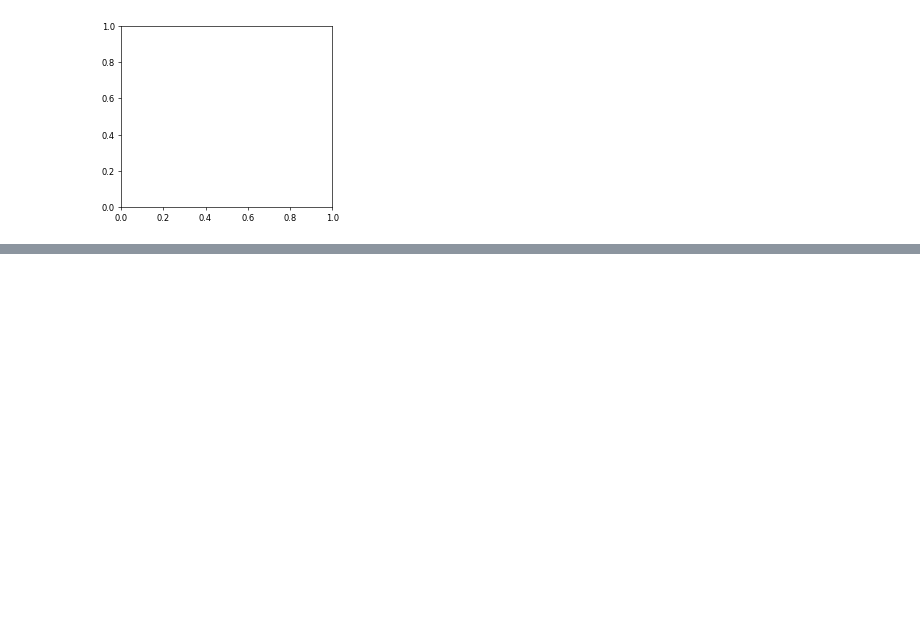
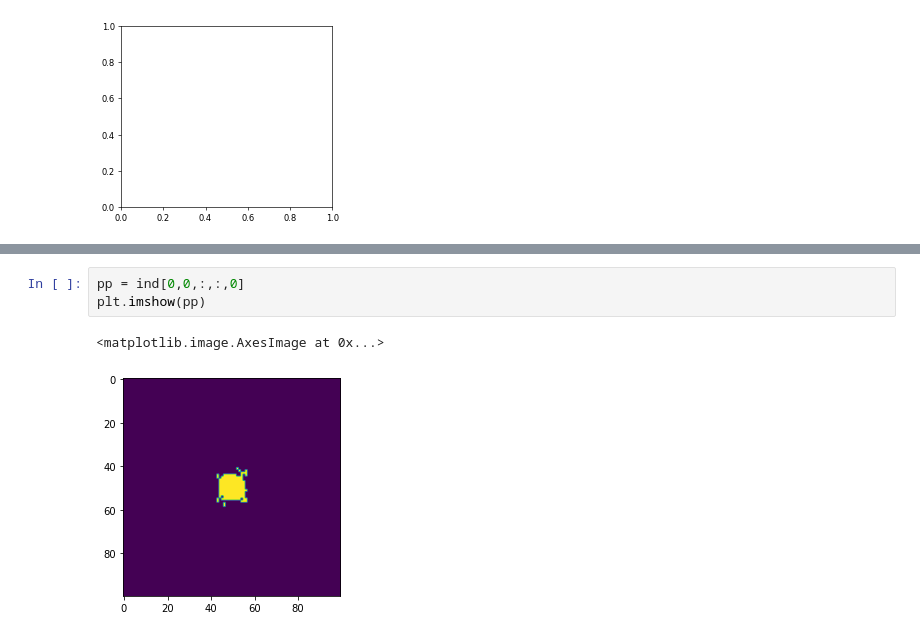
Before and after one commit to kuanrenqian/RecurrentNG, a Jupyter notebook: tensorflow_version/dataGen_for_conv2Dlstm.ipynb, the cells around one changed output, grey strips where cells are left out. Drawn from its saved outputs; the diff is of its cells as text; blank space fills up the shorter version.

```diff
--- a/tensorflow_version/dataGen_for_conv2Dlstm.ipynb
+++ b/tensorflow_version/dataGen_for_conv2Dlstm.ipynb
@@ -126,0 +134,6 @@ IndexError: Index (8) out of range for (0-7)
+# %%
+pp = ind[0,0,:,:,0]
+plt.imshow(pp)
+# %% [output]
+<matplotlib.image.AxesImage at 0x...>
+[figure, added]
```
Also changed, not shown: parts of 3 cells of this notebook, 13 other files.
